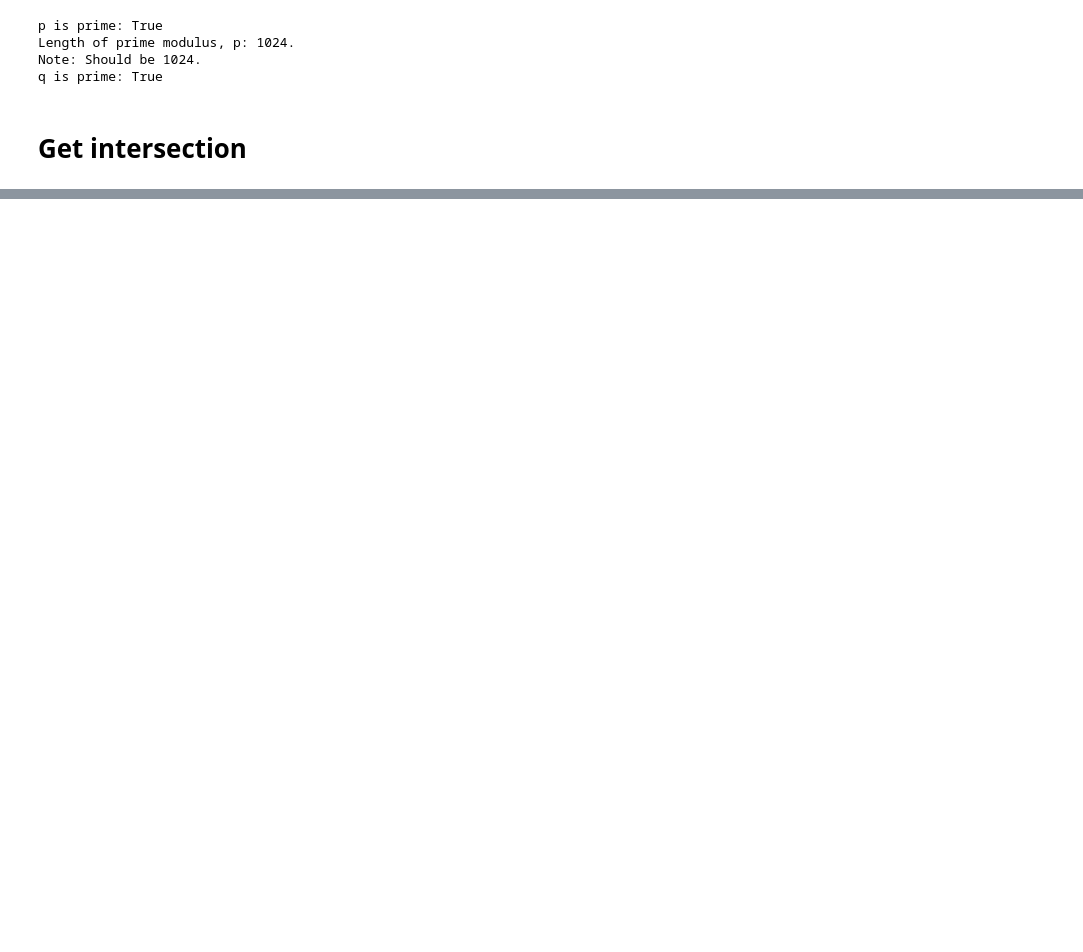
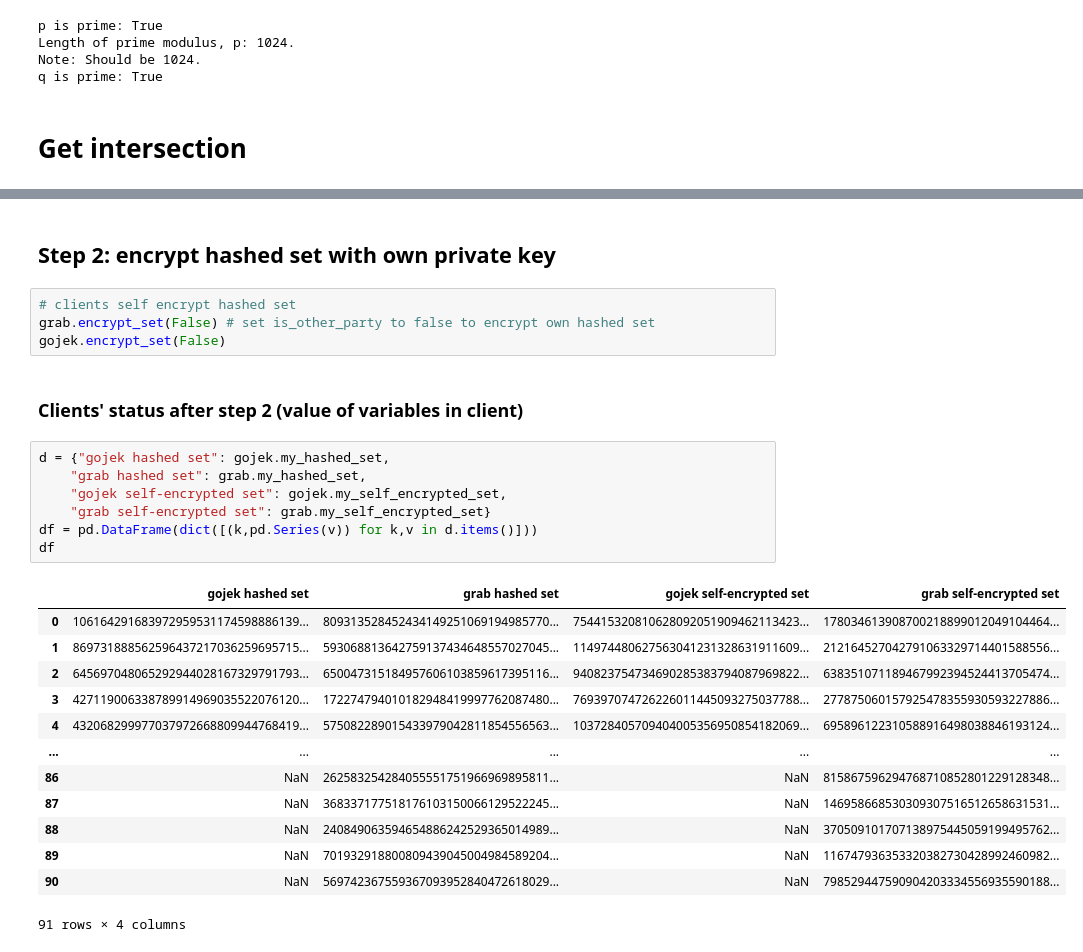
Before and after one commit to LimJiaJing/cz4010-project-python, a Jupyter notebook: v1.0.ipynb, the cells around one changed output, grey strips where cells are left out. Cells and saved outputs as stored; diff of their text form; blank space fills up the shorter version.

```diff
--- a/v1.0.ipynb
+++ b/v1.0.ipynb
@@ -240,0 +283,29 @@ q is prime: True
+# %% [markdown]
+## Step 2: encrypt hashed set with own private key
+# %%
+# clients self encrypt hashed set
+grab.encrypt_set(False) # set is_other_party to false to encrypt own hashed set
+gojek.encrypt_set(False)
+# %% [markdown]
+### Clients' status after step 2 (value of variables in client)
+# %%
+d = {"gojek hashed set": gojek.my_hashed_set,
+    "grab hashed set": grab.my_hashed_set,
+    "gojek self-encrypted set": gojek.my_self_encrypted_set,
+    "grab self-encrypted set": grab.my_self_encrypted_set}
+df = pd.DataFrame(dict([(k,pd.Series(v)) for k,v in d.items()]))
+df
+# %% [output]
+|  | gojek hashed set | grab hashed set | gojek self-encrypted set | grab self-encrypted set |
+| 0 | 106164291683972959531174598886139... | 809313528452434149251069194985770... | 754415320810628092051909462113423... | 178034613908700218899012049104464... |
+| 1 | 869731888562596437217036259695715... | 593068813642759137434648557027045... | 114974480627563041231328631911609... | 212164527042791063329714401588556... |
+| 2 | 645697048065292944028167329791793... | 650047315184957606103859617395116... | 940823754734690285383794087969822... | 638351071189467992394524413705474... |
+| 3 | 427119006338789914969035522076120... | 172274794010182948419997762087480... | 769397074726226011445093275037788... | 277875060157925478355930593227886... |
+| 4 | 432068299977037972668809944768419... | 575082289015433979042811854556563... | 103728405709404005356950854182069... | 695896122310588916498038846193124... |
+| ... | ... | ... | ... | ... |
+| 86 | NaN | 262583254284055551751966969895811... | NaN | 815867596294768710852801229128348... |
+| 87 | NaN | 368337177518176103150066129522245... | NaN | 146958668530309307516512658631531... |
+| 88 | NaN | 240849063594654886242529365014989... | NaN | 370509101707138975445059199495762... |
+| 89 | NaN | 701932918800809439045004984589204... | NaN | 116747936353320382730428992460982... |
+| 90 | NaN | 569742367559367093952840472618029... | NaN | 798529447590904203334556935590188... |
+91 rows × 4 columns
```
Also changed, not shown: parts of 28 cells of this notebook.
